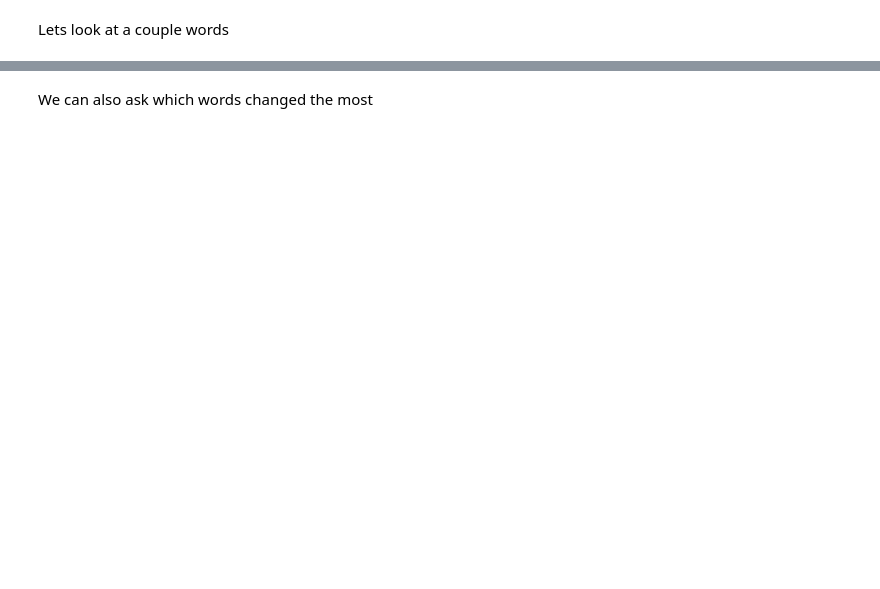
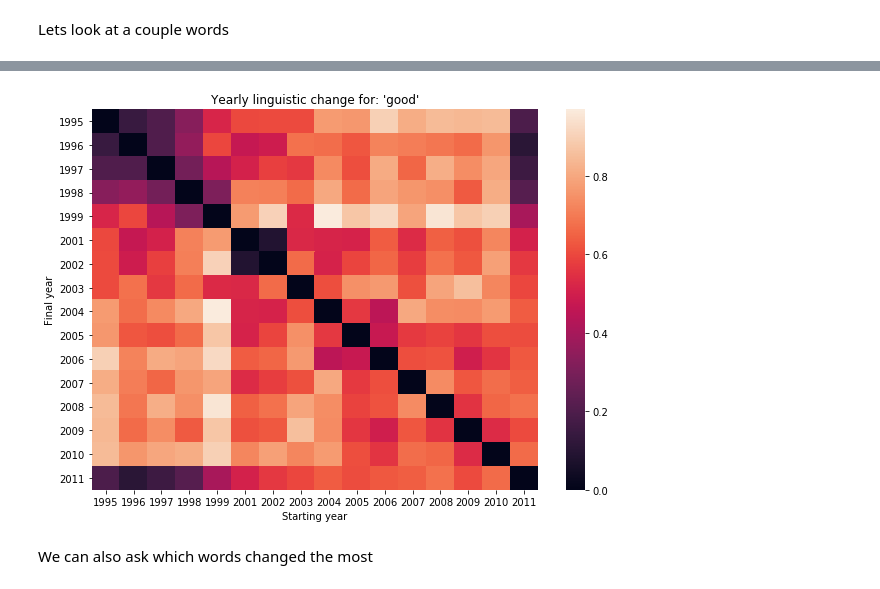
Before and after one commit to sunnyjooey/content-analysis-2018, a Jupyter notebook: 4-Word-Embedding/4-Word-Embedding-Supplemental.ipynb, the cells around one changed output, grey strips where cells are left out. Drawn from its saved outputs; the diff is of its cells as text; code cells hidden in the pictures; blank space fills up the shorter version.

```diff
--- a/4-Word-Embedding/4-Word-Embedding-Supplemental.ipynb
+++ b/4-Word-Embedding/4-Word-Embedding-Supplemental.ipynb
@@ -281,11 +281,11 @@ def intersection_align_gensim(m1,m2, words=None):
 # %% [markdown]
 In order to explore this, let's get some data that follows a time trend. We'll look at conference proceedings from the American Society for Clinical Oncologists.
 # %%
-#ascoDF = pandas.read_csv("../data/supplement/ASCO_abstracts.csv", index_col=0)
+ascoDF = pandas.read_csv("../data/supplement/ASCO_abstracts.csv", index_col=0)
 # %% [markdown]
 Prepare for wor2vec
 # %%
-#ascoDF['tokenized_sents'] = ascoDF['Body'].apply(lambda x: [nltk.word_tokenize(s) for s in nltk.sent_tokenize(x)])
-#ascoDF['normalized_sents'] = ascoDF['tokenized_sents'].apply(lambda x: [lucem_illud.normalizeTokens(s, stopwordLst = lucem_illud.stop_words_basic) for s in x])
+ascoDF['tokenized_sents'] = ascoDF['Body'].apply(lambda x: [nltk.word_tokenize(s) for s in nltk.sent_tokenize(x)])
+ascoDF['normalized_sents'] = ascoDF['tokenized_sents'].apply(lambda x: [lucem_illud.normalizeTokens(s, stopwordLst = lucem_illud.stop_words_basic) for s in x])
 # %%
-ascoDF = pandas.read_csv('ascoDF.csv')
+#ascoDF = pandas.read_csv('ascoDF.csv')
@@ -329,6 +325,6 @@ def getDivergenceDF(word, embeddingsDict):
     for cat in cats:
         dists[cat] = []
         for embed in embeddingsDict[cat][1:]:
-            dists[cat].append(np.abs(1 - sklearn.metrics.pairwise.cosine_similarity(embeddingsDict[cat][0][word],
-                                                                             embed[word])[0,0]))
+            dists[cat].append(np.abs(1 - sklearn.metrics.pairwise.cosine_similarity(embeddingsDict[cat][0][word].reshape(1,-1),
+                                                                             embed[word].reshape(1,-1))[0,0]))
     return pandas.DataFrame(dists, index = cats)
@@ -372,14 +346,16 @@ KeyError: "word 'food' not in vocabulary"
 # %%
-targetWord = 'triple'
+targetWord = 'good'
 
 pltDF = getDivergenceDF(targetWord, comparedEmbeddings)
 fig, ax = plt.subplots(figsize = (10, 7))
 seaborn.heatmap(pltDF, ax = ax, annot = False) #set annot True for a lot more information
 ax.set_xlabel("Starting year")
 ax.set_ylabel("Final year")
 ax.set_ylabel("Final year")
 ax.set_title("Yearly linguistic change for: '{}'".format(targetWord))
 plt.show()
+# %% [output]
+[figure, added]
 # %% [markdown]
 We can also ask which words changed the most
 # %%
```
Also changed, not shown: parts of 19 cells of this notebook.
